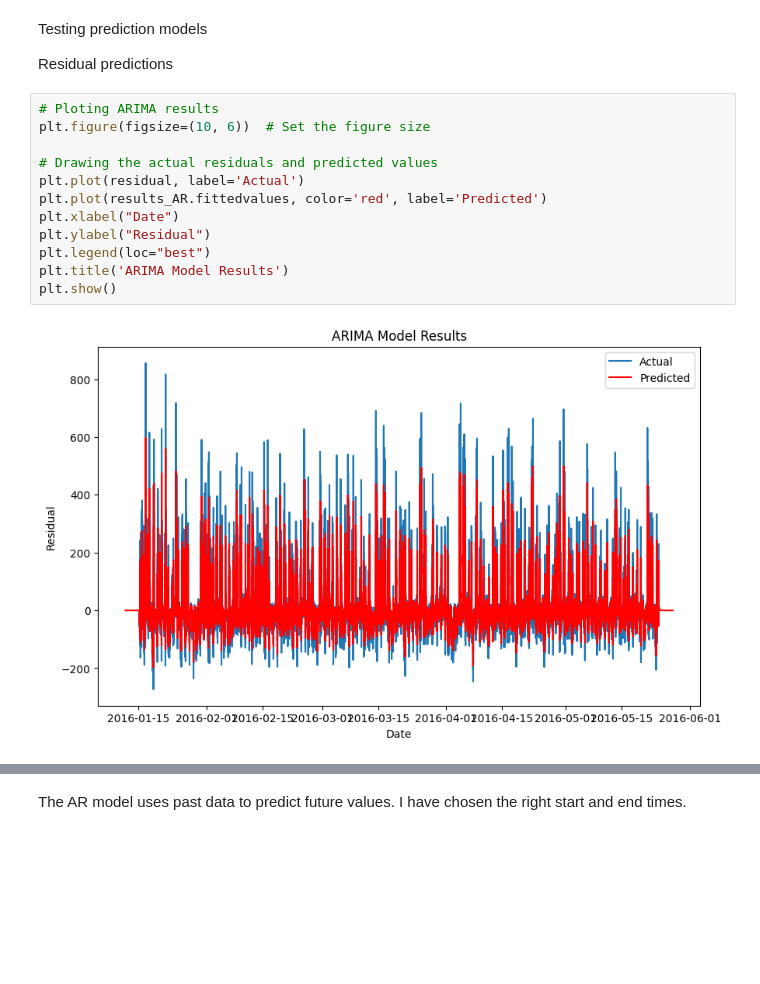
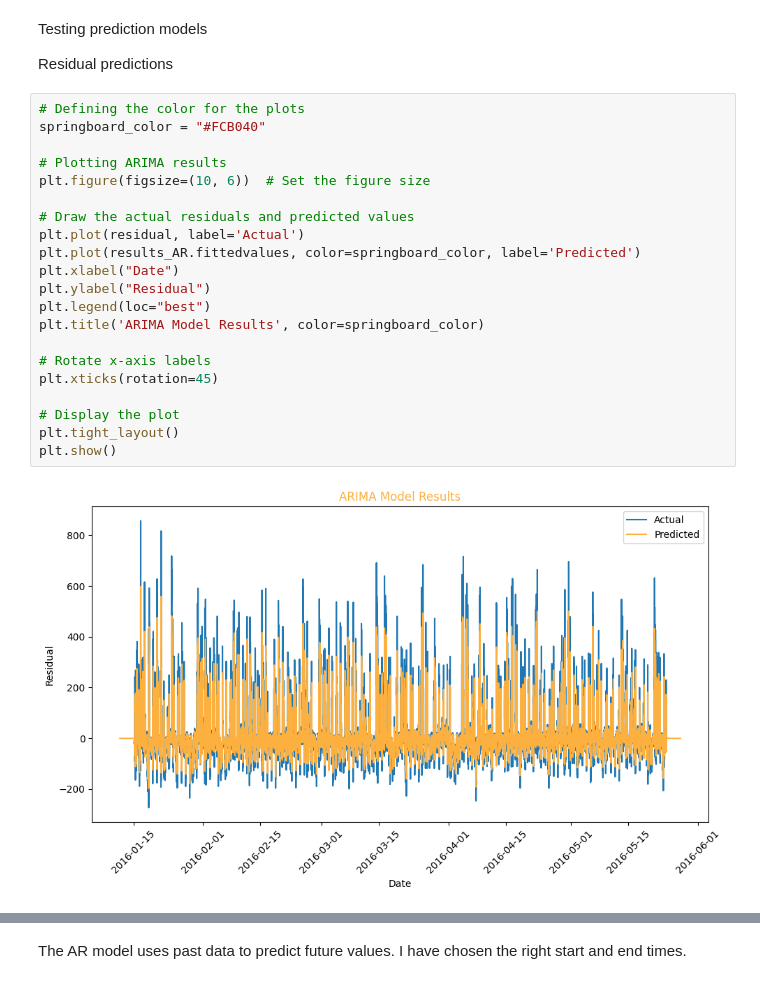
Before and after one commit to EduardoJMatosRomero/EduardoJulianMatosRomero_DCA_DVT_MLB_HCI, a Jupyter notebook: EduardoJulianMatosRomero_DCA_DVT_MLB_HCI.ipynb, the cells around one changed output, grey strips where cells are left out. Saved outputs shown, nothing was run; the diff lists cells and outputs as text; blank space fills up the shorter version.

```diff
--- a/EduardoJulianMatosRomero_DCA_DVT_MLB_HCI.ipynb
+++ b/EduardoJulianMatosRomero_DCA_DVT_MLB_HCI.ipynb
@@ -510,16 +522,25 @@ Testing prediction models
 
 Residual predictions
 # %%
-# Ploting ARIMA results
+# Defining the color for the plots
+springboard_color = "#FCB040"
+
+# Plotting ARIMA results
 plt.figure(figsize=(10, 6))  # Set the figure size
 
-# Drawing the actual residuals and predicted values
+# Draw the actual residuals and predicted values
 plt.plot(residual, label='Actual')
-plt.plot(results_AR.fittedvalues, color='red', label='Predicted')
+plt.plot(results_AR.fittedvalues, color=springboard_color, label='Predicted')
 plt.xlabel("Date")
 plt.ylabel("Residual")
 plt.legend(loc="best")
-plt.title('ARIMA Model Results')
+plt.title('ARIMA Model Results', color=springboard_color)
+
+# Rotate x-axis labels
+plt.xticks(rotation=45)
+
+# Display the plot
+plt.tight_layout()
 plt.show()
 # %% [output]
-[figure, old version]
+[figure, new version]
```
Also changed, not shown: parts of 11 cells of this notebook, 3 other files.
